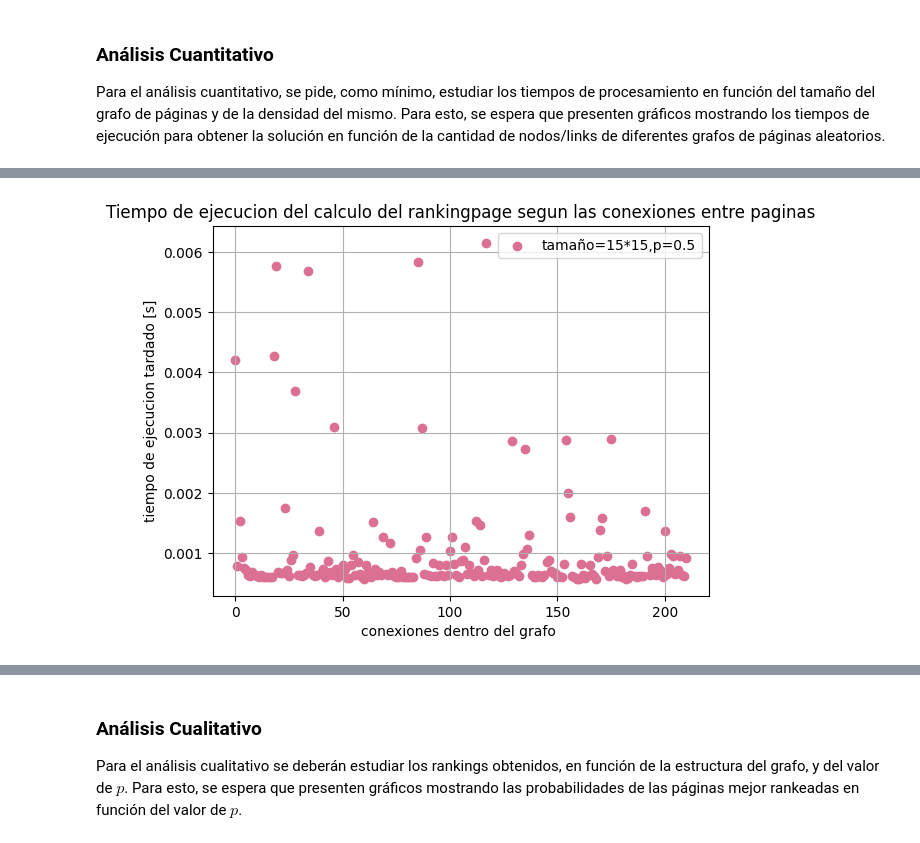
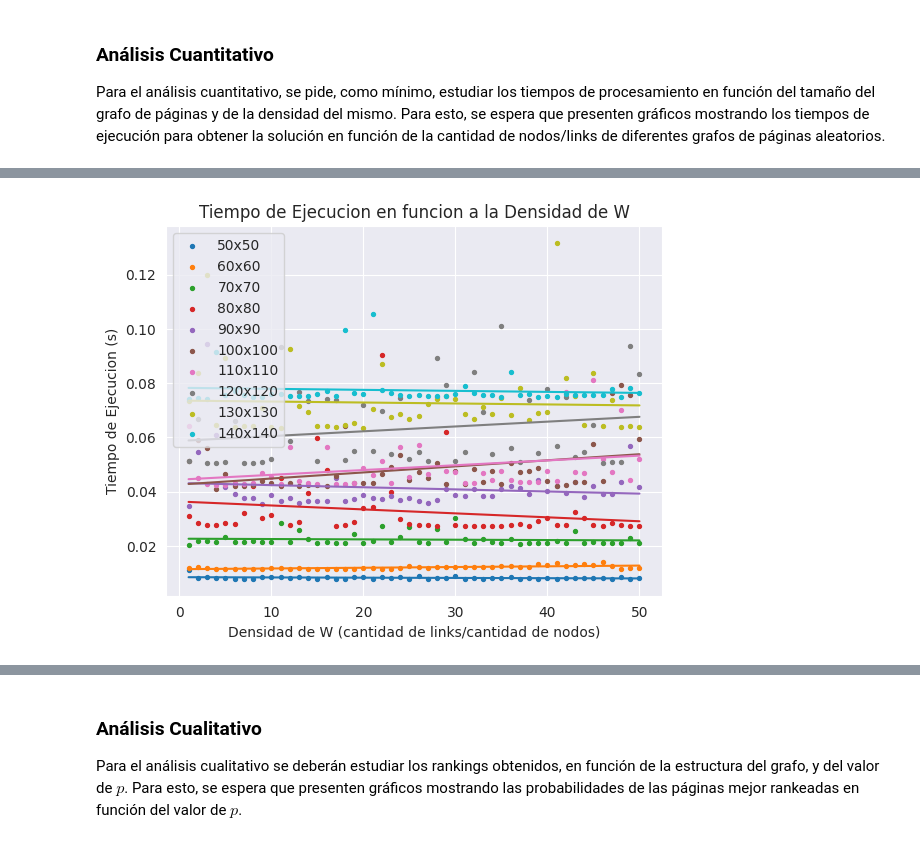
Before and after one commit to lmendezayl/uba-alc, a Jupyter notebook: Recursos TP1-20240502/template-alumnos/template-alumnos/grupo_Mendez_Busso_TP1.ipynb, the cells around one changed output, grey strips where cells are left out. Saved outputs shown, nothing was run; the diff lists cells and outputs as text; code cells hidden in the pictures.

```diff
--- a/Recursos TP1-20240502/template-alumnos/template-alumnos/grupo_Mendez_Busso_TP1.ipynb
+++ b/Recursos TP1-20240502/template-alumnos/template-alumnos/grupo_Mendez_Busso_TP1.ipynb
@@ -190,17 +192,19 @@ graficarSize()
 # %%
-def graficarDensidad():
+def graficarDensidadRegresion():
+    sns.set_style("darkgrid")
+    for i in range(10):
+        tiempo, densidad = tiempoEjecucionDensidad (50,0.5,50+i*10)
+        plt.scatter(densidad,tiempo,s=8, label=f'{50+i*10}x{50+i*10}')
+        regresion_lineal = regresionLin(densidad, tiempo)
+        plt.plot(densidad, regresion_lineal)
 
-    tiempo, nodos= tiempoEjecucionDensidad (15,0.5)
-
-    # Crear el gráfico de dispersión con múltiples conjuntos de datos
-    plt.scatter(nodos,tiempo, color='palevioletred', label='tamaño=15*15,p=0.5')
-    plt.xlabel('conexiones dentro del grafo ')
-    plt.ylabel('tiempo de ejecucion tardado [s]')
-    plt.title('Tiempo de ejecucion del calculo del rankingpage segun las conexiones entre paginas')
-    plt.legend()
+    plt.xlabel('Densidad de W (cantidad de links/cantidad de nodos)')
+    plt.ylabel('Tiempo de Ejecucion (s)')
+    plt.title('Tiempo de Ejecucion en funcion a la Densidad de W')
+    plt.legend(fontsize='10')
     plt.grid(True)
     plt.show()
 
-graficarDensidad()
+graficarDensidadRegresion()
 # %% [output]
-[figure, old version]
+[figure, new version]
```
Also changed, not shown: parts of 9 cells of this notebook.
